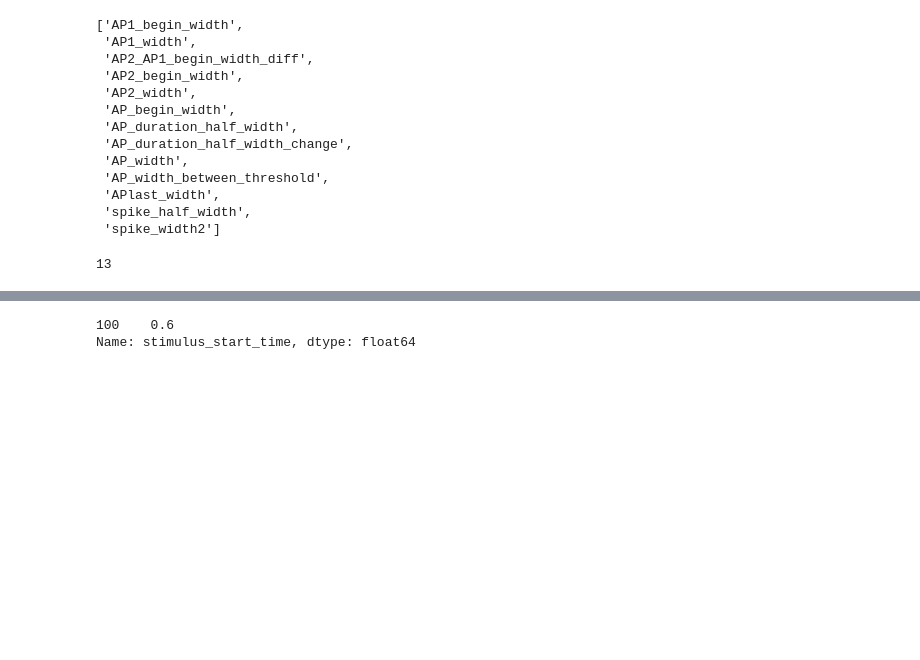
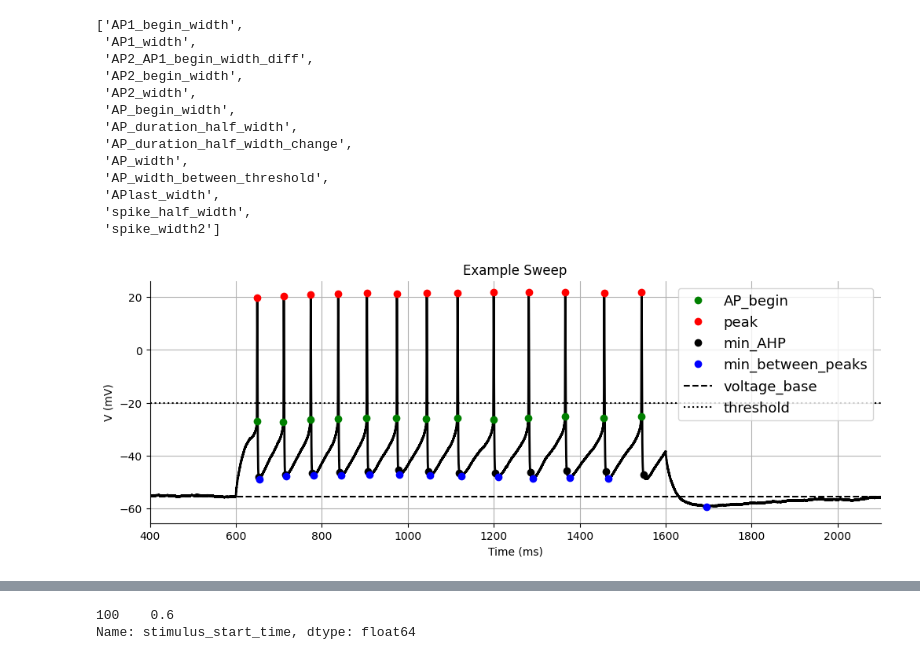
Before and after one commit to AllenNeuralDynamics/LCNE-patchseq-analysis, a Jupyter notebook: notebook/efel.ipynb, the cells around one changed output, grey strips where cells are left out. Cells and saved outputs as stored; diff of their text form; code cells hidden in the pictures; blank space fills up the shorter version.

Commit message:
WIP: add eFEL plots in notebook

```diff
--- a/notebook/efel.ipynb
+++ b/notebook/efel.ipynb
@@ -51,0 +29,3 @@ inactivation_tc_end_skip: 10
+# %%
+efel.api.set_setting("strict_stiminterval", False)
+efel.api.set_setting("interp_step", 0.02)
@@ -65,7 +65,3 @@ inactivation_tc_end_skip: 10
  'APlast_width',
  'spike_half_width',
  'spike_width2']
-# %%
-len(df_features["min_AHP_indices"][0])
-# %% [output]
-13
@@ -71,0 +93,40 @@ len(df_features["min_AHP_indices"][0])
+# %%
+
+# Plot the trace
+fig, ax = plt.subplots(figsize=(12,4))
+ax.plot(time, trace, 'k-', lw=2)
+ax.plot(df_features["AP_begin_time"][0],
+        df_features["AP_begin_voltage"][0], "go",
+        label="AP_begin")
+ax.plot(df_features["peak_time"][0], df_features["peak_voltage"][0], "ro",
+        label="peak")
+ax.plot([time_interpolated[ind] for ind in df_features["min_AHP_indices"][0]],
+         df_features["min_AHP_values"][0], "ko",
+         label="min_AHP")
+
+# ["min_between_peaks_indices"]
+ax.plot([time_interpolated[ind] for ind in df_features["min_between_peaks_indices"][0]],
+         df_features["min_between_peaks_values"][0], "bo",
+         label="min_between_peaks")
+
+ax.axhline(df_features["voltage_base"][0], color="k", linestyle="--", label="voltage_base")
+
+# Threshold
+threshold = efel.get_settings().Threshold
+ax.axhline(threshold, color="k", linestyle=":", label="threshold")
+
+# for i in range(df_features["spike_count"][0][0] - 1):
+#     ax.axhline(df_features["depolarized_base"][0][i], color="k", linestyle="--")
+
+ax.set_xlabel('Time (ms)')
+ax.set_ylabel('V (mV)')
+ax.set_title('Example Sweep')
+ax.set_xlim(stim_start - 200, stim_end + 500)
+# ax.set_xlim([1400, 1500])
+ax.legend(loc="best", fontsize=13)
+ax.grid(True)
+
+sns.despine()
+plt.show()
+# %% [output]
+[figure, added]
```
Also changed, not shown: parts of 13 cells of this notebook.
